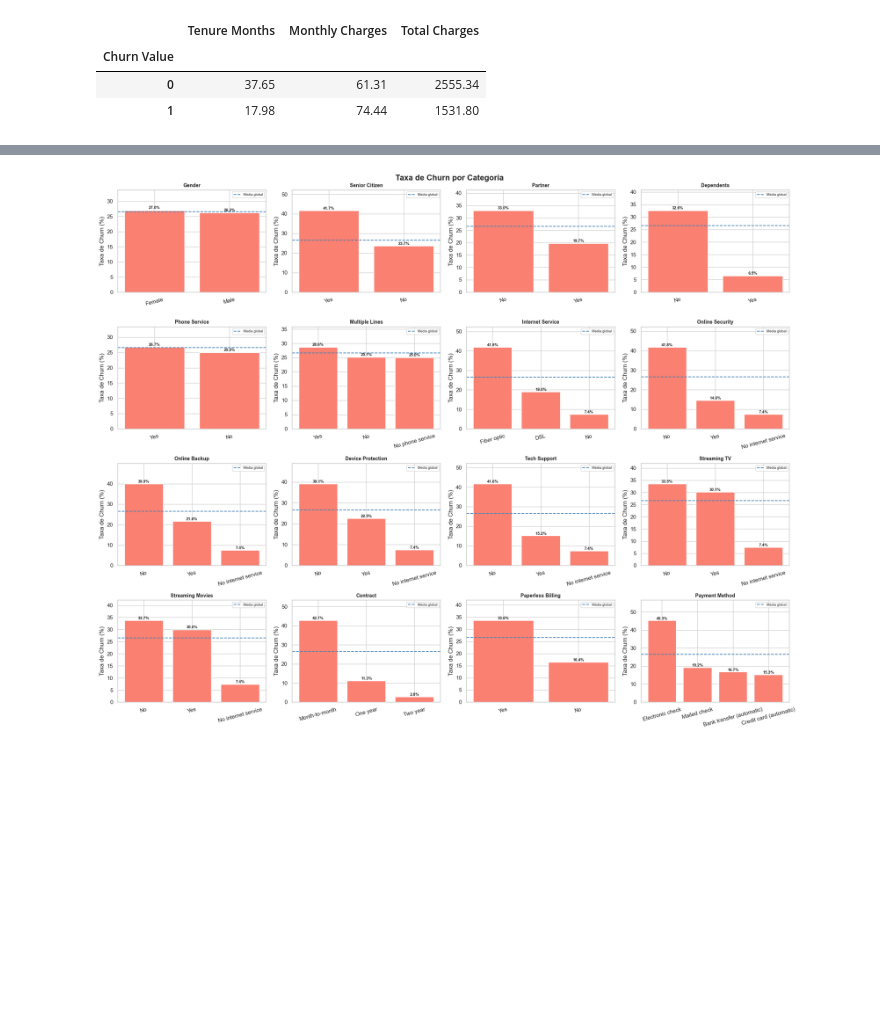
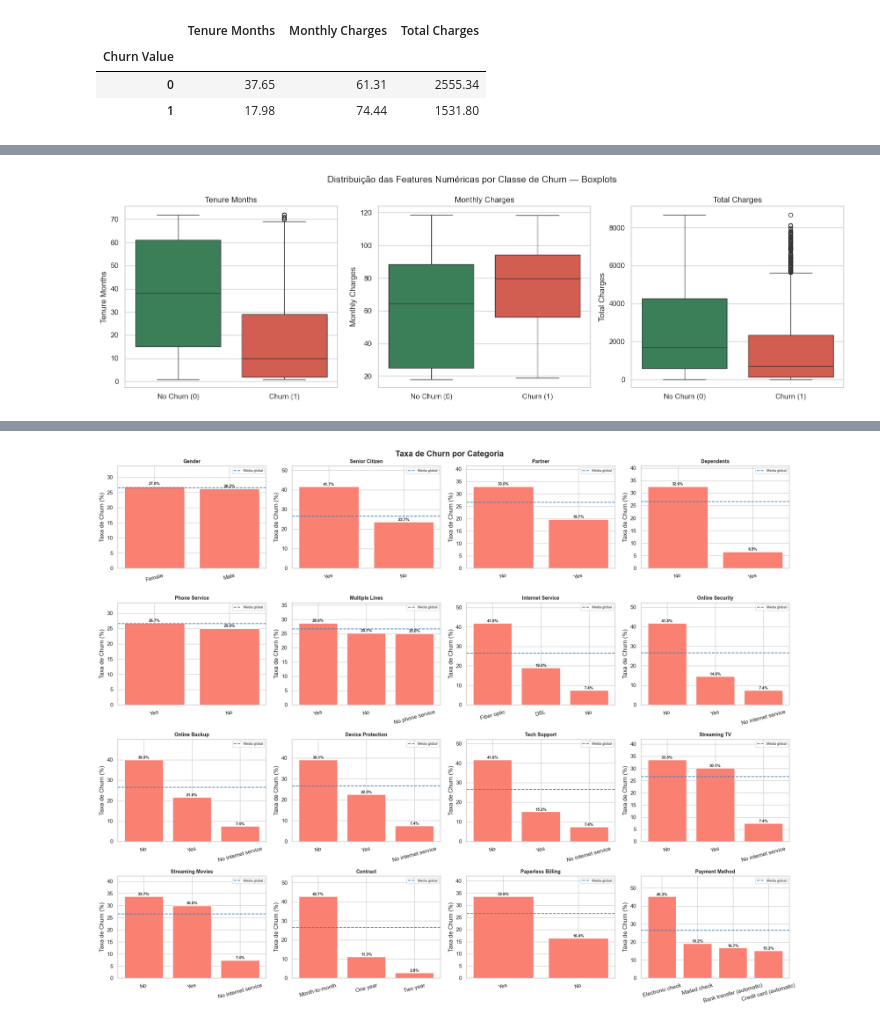
Before and after one commit to eeyamazaki/telco-churn-mlp, a Jupyter notebook: notebooks/01_eda.ipynb, the cells around one changed output, grey strips where cells are left out. Cells and saved outputs as stored; diff of their text form; code cells hidden in the pictures; blank space fills up the shorter version.

```diff
--- a/notebooks/01_eda.ipynb
+++ b/notebooks/01_eda.ipynb
@@ -391,0 +390,24 @@ Médias por grupo:
+# %%
+numeric_features = ["Tenure Months", "Monthly Charges", "Total Charges"]
+palette = {"0": "#2E8B57", "1": "#E74C3C"}  # chave string: seaborn converte x categorico para str
+
+fig, axes = plt.subplots(1, 3, figsize=(16, 5))
+fig.suptitle("Distribuição das Features Numéricas por Classe de Churn — Boxplots", fontsize=14)
+
+for ax, col in zip(axes, numeric_features):
+    sns.boxplot(
+        data=df.assign(**{"Churn Value": df["Churn Value"].astype(str)}),
+        x="Churn Value",
+        y=col,
+        palette=palette,
+        order=["0", "1"],
+        ax=ax,
+    )
+    ax.set_xticklabels(["No Churn (0)", "Churn (1)"])
+    ax.set_xlabel("")
+    ax.set_title(col)
+
+plt.tight_layout()
+plt.show()
+# %% [output]
+[figure, added]
```
Also changed, not shown: parts of 27 cells of this notebook, 3 other files.
